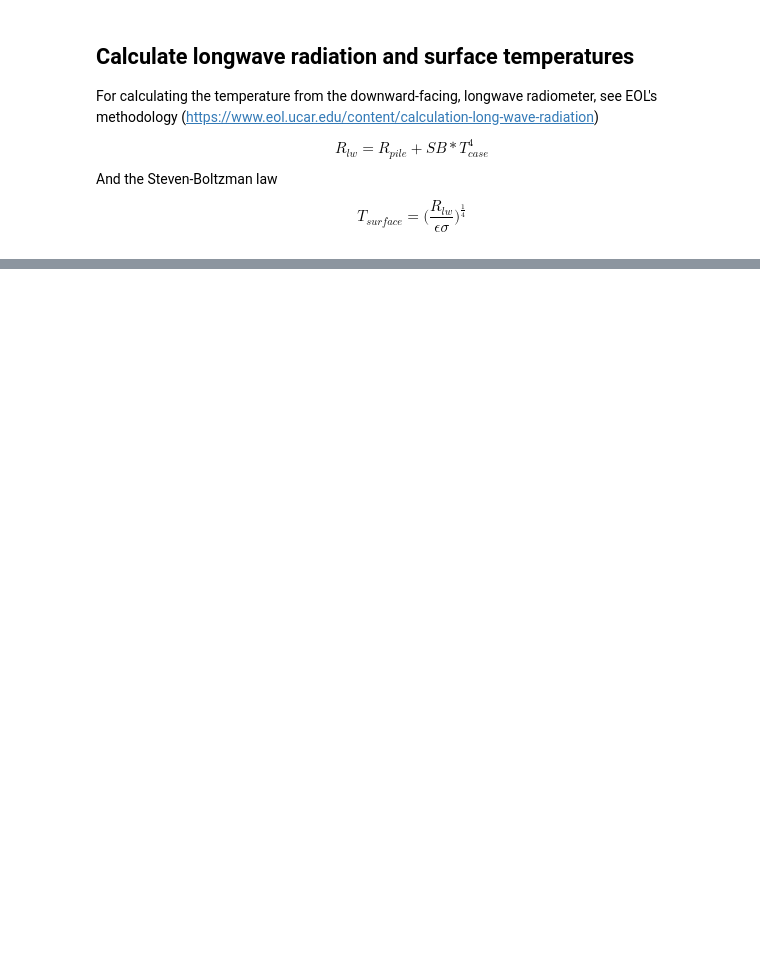
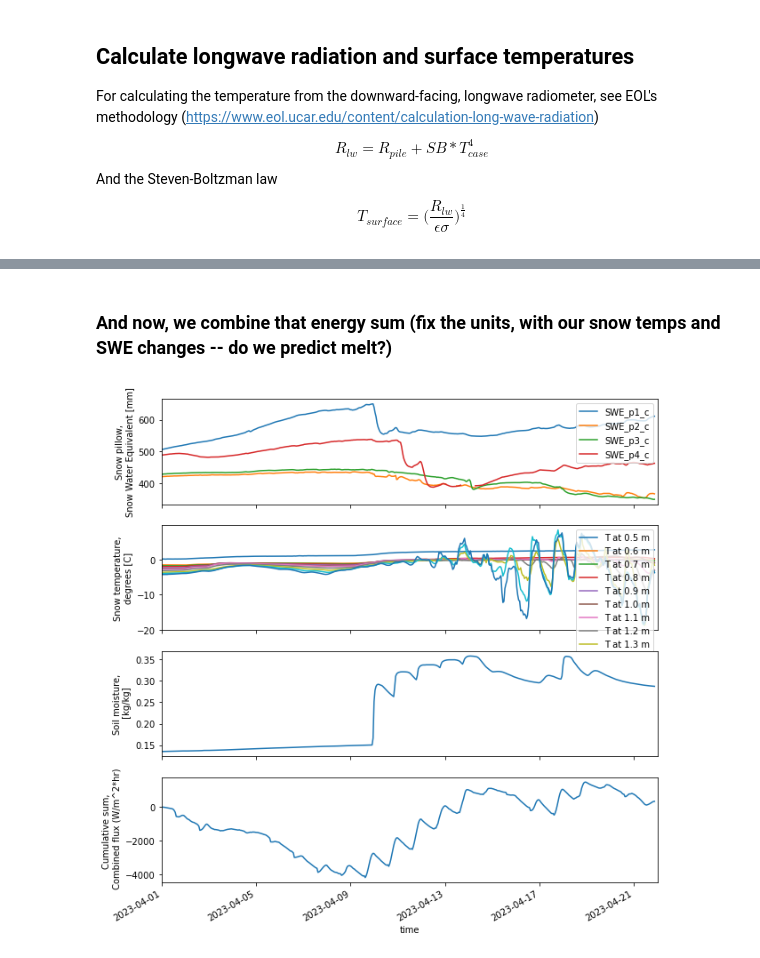
Before and after one commit to Mountain-Hydrology-Research-Group/snow-hydrology, a Jupyter notebook: modules/lab8/lab8-1.ipynb, the cells around one changed output, grey strips where cells are left out. Cells and saved outputs as stored; diff of their text form; code cells hidden in the pictures; blank space fills up the shorter version.

```diff
--- a/modules/lab8/lab8-1.ipynb
+++ b/modules/lab8/lab8-1.ipynb
@@ -718,0 +560,43 @@ Looks like only 6% of net solar radiation goes into the energy required for subl
+# %% [markdown]
+### And now, we combine that energy sum (fix the units, with our snow temps and SWE changes -- do we predict melt?)
+# %%
+fig, axes = plt.subplots(4, 1, figsize=(10,10), sharex=True)
+sos_dataset_60min['SWE_p1_c'].plot(ax=axes[0], label='SWE_p1_c')
+sos_dataset_60min['SWE_p2_c'].plot(ax=axes[0], label='SWE_p2_c')
+sos_dataset_60min['SWE_p3_c'].plot(ax=axes[0], label='SWE_p3_c')
+sos_dataset_60min['SWE_p4_c'].plot(ax=axes[0], label='SWE_p4_c')
+
+#sos_dataset_60min['Tsnow_0_4m_d'].plot(ax=axes[1], label='T at 0.4 m')
+sos_dataset_60min['Tsnow_0_5m_d'].plot(ax=axes[1], label='T at 0.5 m')
+sos_dataset_60min['Tsnow_0_6m_d'].plot(ax=axes[1], label='T at 0.6 m')
+sos_dataset_60min['Tsnow_0_7m_d'].plot(ax=axes[1], label='T at 0.7 m')
+sos_dataset_60min['Tsnow_0_8m_d'].plot(ax=axes[1], label='T at 0.8 m')
+sos_dataset_60min['Tsnow_0_9m_d'].plot(ax=axes[1], label='T at 0.9 m')
+sos_dataset_60min['Tsnow_1_0m_d'].plot(ax=axes[1], label='T at 1.0 m')
+sos_dataset_60min['Tsnow_1_1m_d'].plot(ax=axes[1], label='T at 1.1 m')
+sos_dataset_60min['Tsnow_1_2m_d'].plot(ax=axes[1], label='T at 1.2 m')
+sos_dataset_60min['Tsnow_1_3m_d'].plot(ax=axes[1], label='T at 1.3 m')
+sos_dataset_60min['Tsnow_1_4m_d'].plot(ax=axes[1], label='T at 1.4 m')
+sos_dataset_60min['Tsnow_1_5m_d'].plot(ax=axes[1], label='T at 1.5 m')
+
+# soil moisture
+sos_dataset_60min['Qsoil_d'].plot(ax=axes[2], label='soil moisture')
+
+#and look at the cumulative energy sum
+(np.cumsum(sos_dataset_60min['Rsw_in_9m_d'] + sos_dataset_60min['LWin'] - sos_dataset_60min['Rsw_out_9m_d'] - sos_dataset_60min['LWout']-cpair * sos_dataset_60min['ro'] * sos_dataset_60min['w_tc__3m_c'] - Lh_sub * sos_dataset_60min['w_h2o__3m_c'])).plot(ax=axes[3], label='net energy')
+
+axes[0].legend()
+axes[0].set_xlabel("")
+axes[1].set_xlabel("")
+axes[2].set_xlabel("")
+
+axes[1].legend()
+#axes[2].legend()
+axes[0].set_ylabel("Snow pillow,\nSnow Water Equivalent [mm]")
+axes[1].set_ylabel("Snow temperature,\ndegrees [C]")
+axes[2].set_ylabel("Soil moisture,\n [kg/kg]")
+axes[3].set_ylabel("Cumulative sum, \n Combined flux (W/m^2*hr)")
+axes[0].set_xlim(dt.datetime(2023,4,1), dt.datetime(2023,4,22))
+plt.show()
+# %% [output]
+[figure, added]
```
Also changed, not shown: parts of 46 cells of this notebook, 2 other files.
